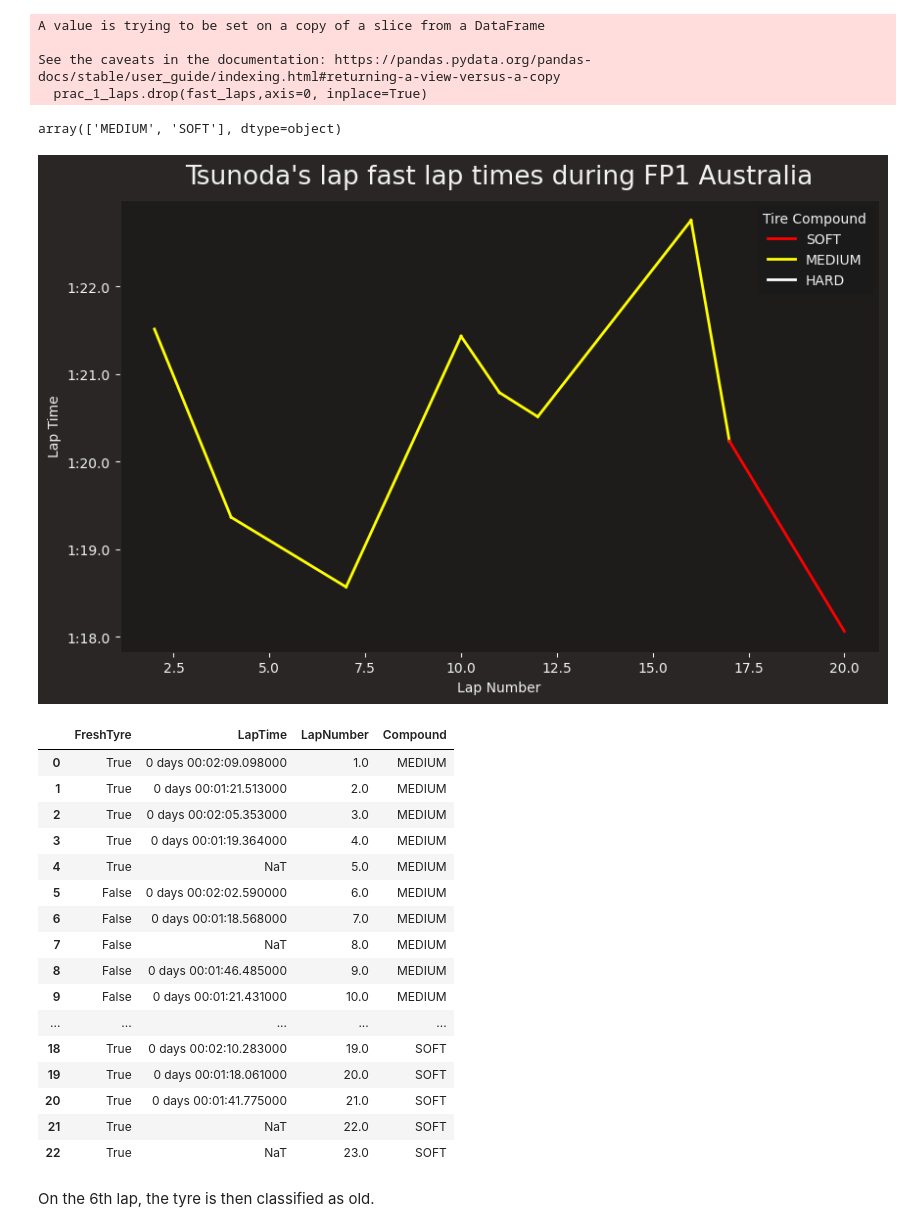
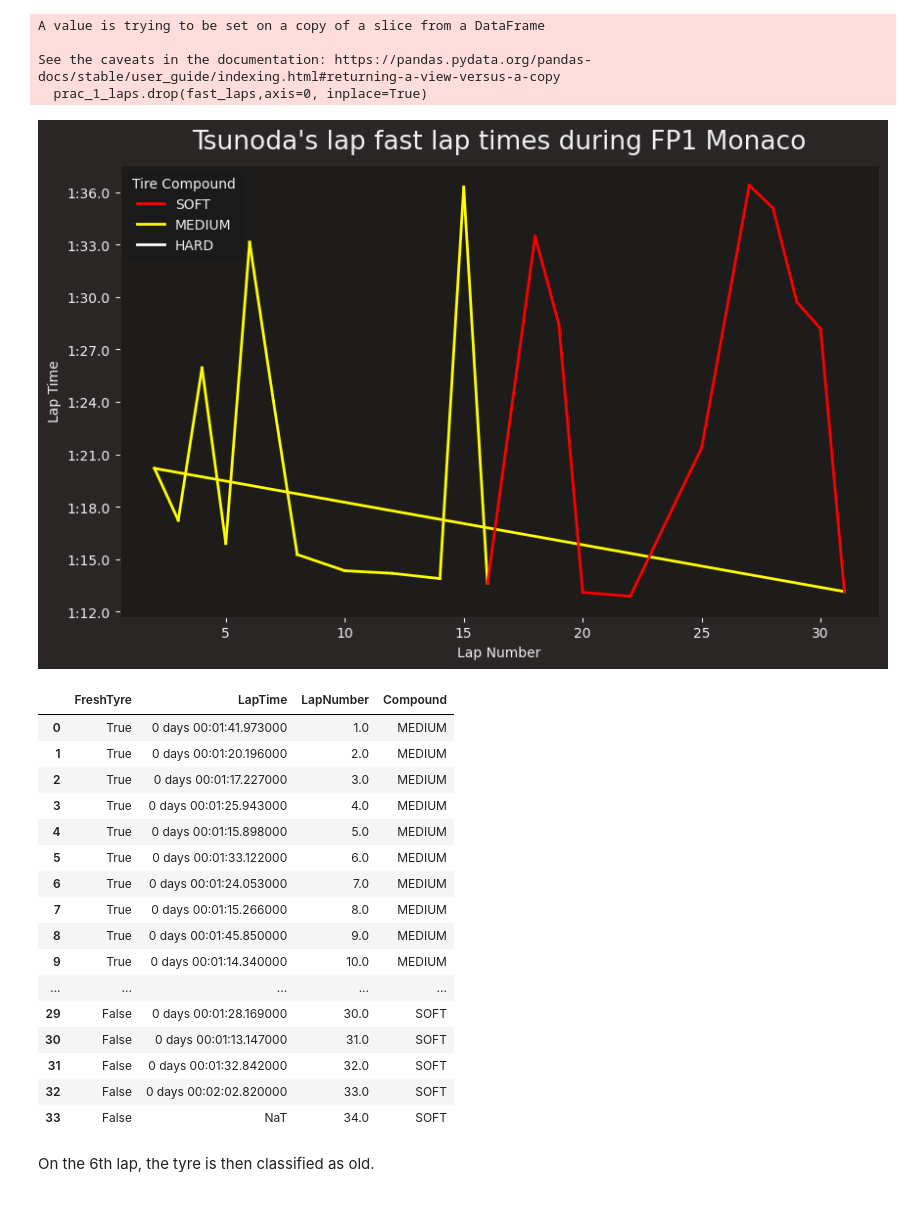
Before and after one commit to cchan083/F1-Lap-Times, a Jupyter notebook: pit_strategy_optimiser.ipynb, the cells around one changed output. Saved outputs shown, nothing was run; the diff lists cells and outputs as text; code cells hidden in the pictures.

```diff
--- a/pit_strategy_optimiser.ipynb
+++ b/pit_strategy_optimiser.ipynb
@@ -9,9 +9,9 @@ from fastf1 import plotting
 # %%
 # Loading data
 
-practice_1 = fastf1.get_session(2025, 'Australia', 'FP1')
-practice_2 = fastf1.get_session(2025, 'Australia', 'FP2')
-practice_3 = fastf1.get_session(2025, 'Australia', 'FP3')
+practice_1 = fastf1.get_session(2024, 'Monaco', 'FP1')
+practice_2 = fastf1.get_session(2024, 'Monaco', 'FP2')
+practice_3 = fastf1.get_session(2024, 'Monaco', 'FP3')
 
 practice_1.load()
 practice_2.load()
@@ -165,8 +160,7 @@ prac_1_laps.shape
 prac_1_laps = prac_1_laps.reset_index(drop=True)
 prac_1_laps['Compound'] = prac_1_laps['Compound'].str.strip().str.upper()
 prac_1_laps['Compound'].unique()
+prac_1_laps.drop([22], axis=0, inplace=True)
-# %% [output]
-array(['MEDIUM', 'SOFT'], dtype=object)
 # %%
 import matplotlib.lines as mlines
 
@@ -180,57 +174,57 @@ compound_colors = {
 
 
 fig, ax = plt.subplots(figsize=(10,6))
 
 fastf1.plotting.setup_mpl(mpl_timedelta_support=True, misc_mpl_mods=False, color_scheme='fastf1')
 for i in range(0, len(prac_1_laps)):
     lap_1 = prac_1_laps.iloc[i - 1]
     lap_2 = prac_1_laps.iloc[i]
 
     compound_1 = lap_1['Compound']
     compound_2 = lap_2['Compound']
 
     color_1 = compound_colors.get(compound_1)
     color_2 = compound_colors.get(compound_2)
 
     ax.plot([lap_1['LapNumber'], lap_2['LapNumber']],
             [lap_1['LapTime'], lap_2['LapTime']],
             color=color_2, lw=2)
 
 handles = []
 for compound, color in compound_colors.items():
     line = mlines.Line2D([0], [0], color=color, lw=2)
     handles.append(line)
 
 ax.legend(handles=handles, labels=compound_colors.keys(), title='Tire Compound')
 
 ax.set_xlabel('Lap Number')
 ax.set_ylabel('Lap Time')
-ax.set_title("Tsunoda's lap fast lap times during FP1 Australia")
+ax.set_title("Tsunoda's lap fast lap times during FP1 Monaco")
 plt.savefig('plots/tsunoda_laptimes.png')
 # %% [output]
-[figure, old version]
+[figure, new version]
 # %%
 prac_1_laps = all_laps.loc[all_laps['session'] == 'FP1']
 
 prac_1_laps.loc[prac_1_laps['Deleted'] == False, ['FreshTyre', 'LapTime', 'LapNumber', 'Compound']]
 # %% [output]
 |  | FreshTyre | LapTime | LapNumber | Compound |
-| 0 | True | 0 days 00:02:09.098000 | 1.0 | MEDIUM |
-| 1 | True | 0 days 00:01:21.513000 | 2.0 | MEDIUM |
-| 2 | True | 0 days 00:02:05.353000 | 3.0 | MEDIUM |
-| 3 | True | 0 days 00:01:19.364000 | 4.0 | MEDIUM |
-| 4 | True | NaT | 5.0 | MEDIUM |
-| 5 | False | 0 days 00:02:02.590000 | 6.0 | MEDIUM |
-| 6 | False | 0 days 00:01:18.568000 | 7.0 | MEDIUM |
-| 7 | False | NaT | 8.0 | MEDIUM |
-| 8 | False | 0 days 00:01:46.485000 | 9.0 | MEDIUM |
-| 9 | False | 0 days 00:01:21.431000 | 10.0 | MEDIUM |
+| 0 | True | 0 days 00:01:41.973000 | 1.0 | MEDIUM |
+| 1 | True | 0 days 00:01:20.196000 | 2.0 | MEDIUM |
+| 2 | True | 0 days 00:01:17.227000 | 3.0 | MEDIUM |
+| 3 | True | 0 days 00:01:25.943000 | 4.0 | MEDIUM |
+| 4 | True | 0 days 00:01:15.898000 | 5.0 | MEDIUM |
+| 5 | True | 0 days 00:01:33.122000 | 6.0 | MEDIUM |
+| 6 | True | 0 days 00:01:24.053000 | 7.0 | MEDIUM |
+| 7 | True | 0 days 00:01:15.266000 | 8.0 | MEDIUM |
+| 8 | True | 0 days 00:01:45.850000 | 9.0 | MEDIUM |
+| 9 | True | 0 days 00:01:14.340000 | 10.0 | MEDIUM |
 | ... | ... | ... | ... | ... |
-| 18 | True | 0 days 00:02:10.283000 | 19.0 | SOFT |
-| 19 | True | 0 days 00:01:18.061000 | 20.0 | SOFT |
-| 20 | True | 0 days 00:01:41.775000 | 21.0 | SOFT |
-| 21 | True | NaT | 22.0 | SOFT |
-| 22 | True | NaT | 23.0 | SOFT |
+| 29 | False | 0 days 00:01:28.169000 | 30.0 | SOFT |
+| 30 | False | 0 days 00:01:13.147000 | 31.0 | SOFT |
+| 31 | False | 0 days 00:01:32.842000 | 32.0 | SOFT |
+| 32 | False | 0 days 00:02:02.820000 | 33.0 | SOFT |
+| 33 | False | NaT | 34.0 | SOFT |
 # %% [markdown]
 On the 6th lap, the tyre is then classified as old.
 # %% [markdown]
```
Also changed, not shown: parts of 15 cells of this notebook, 6 other files.
